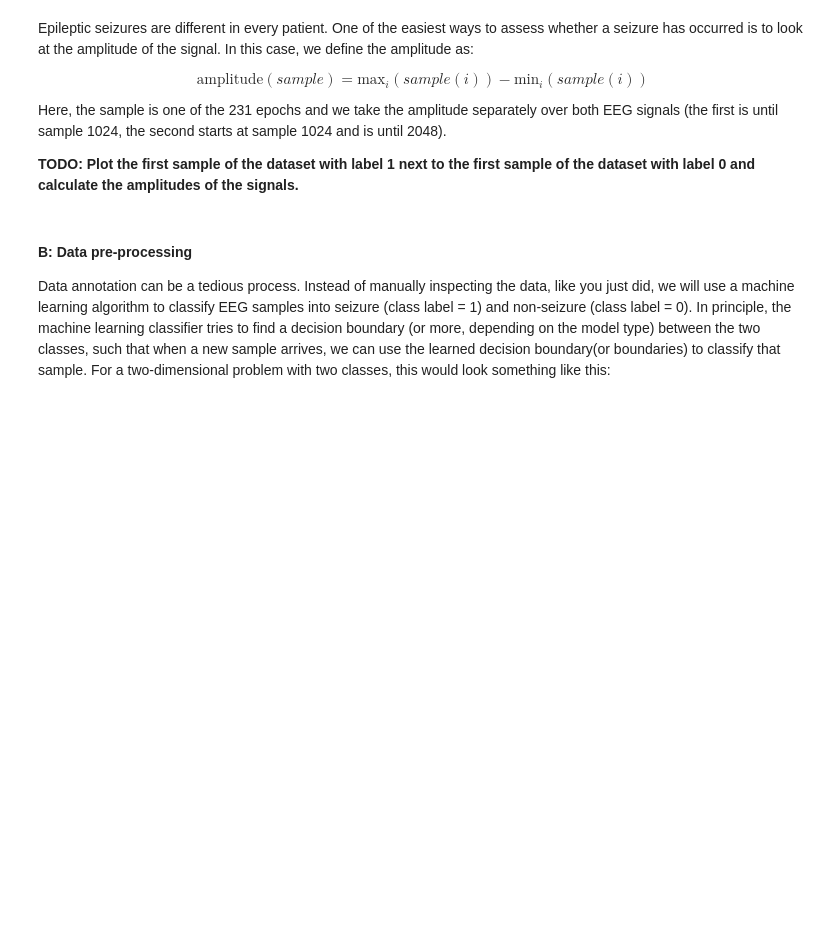
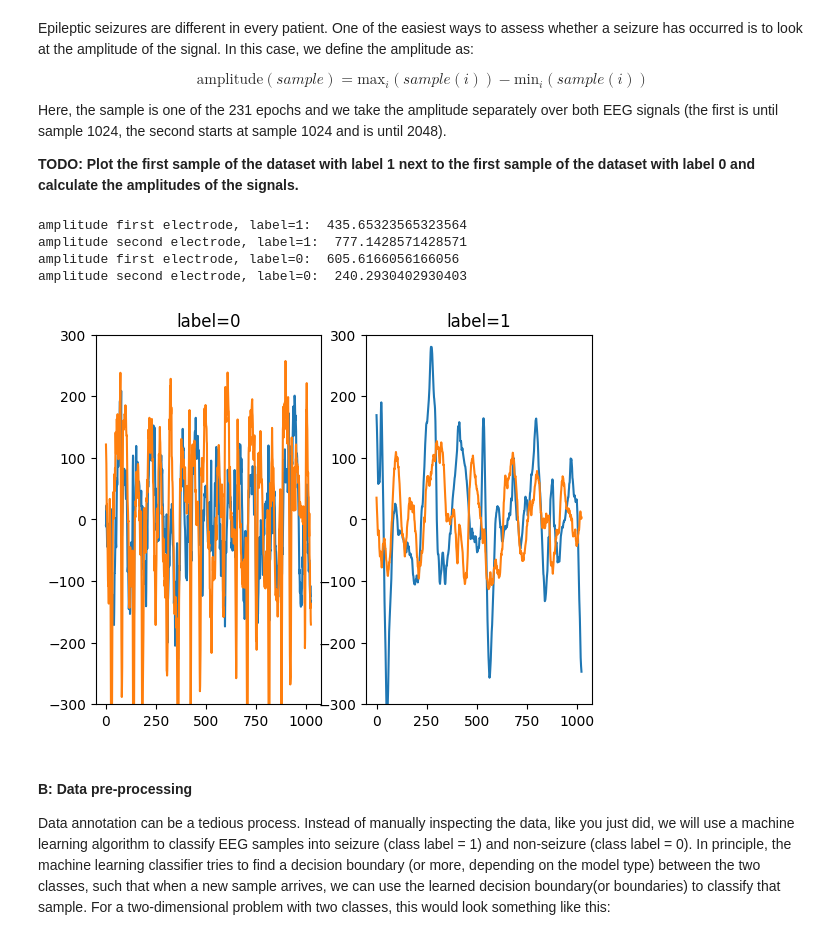
Before and after one commit to jarngolem/EITP40, a Jupyter notebook: lab2/Laboratory_2.ipynb, the cells around one changed output. Cells and saved outputs as stored; diff of their text form; code cells hidden in the pictures; blank space fills up the shorter version.

```diff
--- a/lab2/Laboratory_2.ipynb
+++ b/lab2/Laboratory_2.ipynb
@@ -62,24 +66,52 @@ Here, the sample is one of the 231 epochs and we take the amplitude separately o
 # %%
 # find first seizure and non-seizure sample in the dataset
 
+index_seizure = 0
+while(True):
+    if labels[index] == 1:
+        break
+    index+=1
+
+index_non_seizure = 0
+while(True):
+    if labels[index_non_seizure] == 0:
+        break
+    index_non_seizure += 1
+
+seizure_electrode1 = raw_data[index_seizure][:1024]
+seizure_electrode2 = raw_data[index_seizure][1024:]
+
+non_seizure_electrode1 = raw_data[index_non_seizure][:1024]
+non_seizure_electrode2 = raw_data[index_non_seizure][1024:]
+
+seizure_amp1 = max(seizure_electrode1) - min(seizure_electrode1)
+seizure_amp2 = max(seizure_electrode2) - min(seizure_electrode2)
+non_seizure_amp1 = max(non_seizure_electrode1) - min(non_seizure_electrode1)
+non_seizure_amp2 = max(non_seizure_electrode2) - min(non_seizure_electrode2)
 
 # plot the seizure and non-seizure epoch
 fig,(ax1,ax2) = plt.subplots(1,2)
 ax1.set_title('label=0')
 ax1.set_ylim([-300,300])
-ax1.plot(...) # first electrode
-ax1.plot(...) # second electrode
+ax1.plot(seizure_electrode1) # first electrode
+ax1.plot(seizure_electrode2) # second electrode
 ax2.set_title('label=1')
-ax2.plot(...) # first electrode
-ax2.plot(...) # second electrode
+ax2.plot(non_seizure_electrode1) # first electrode
+ax2.plot(non_seizure_electrode2) # second electrode
 ax2.set_ylim([-300,300])
 
 # calculate the amplitudes
-print('amplitude first electrode, label=1: ',...)
-print('amplitude second electrode, label=1: ',...)
+print('amplitude first electrode, label=1: ', seizure_amp1)
+print('amplitude second electrode, label=1: ', seizure_amp2)
 
-print('amplitude first electrode, label=0: ',...)
-print('amplitude second electrode, label=0: ',...)
+print('amplitude first electrode, label=0: ', non_seizure_amp1)
+print('amplitude second electrode, label=0: ', non_seizure_amp2)
+# %% [output]
+amplitude first electrode, label=1:  435.65323565323564
+amplitude second electrode, label=1:  777.1428571428571
+amplitude first electrode, label=0:  605.6166056166056
+amplitude second electrode, label=0:  240.2930402930403
+[figure, added]
 # %% [markdown]
 #### B: Data pre-processing
 Data annotation can be a tedious process. Instead of manually inspecting the data, like you just did, we will use a machine learning algorithm to classify EEG samples into seizure (class label = 1) and non-seizure (class label = 0). In principle, the machine learning classifier tries to find a decision boundary (or more, depending on the model type) between the two classes, such that when a new sample arrives, we can use the learned decision boundary(or boundaries) to classify that sample.
```
Also changed, not shown: parts of 1 cell of this notebook, 1 other file.
